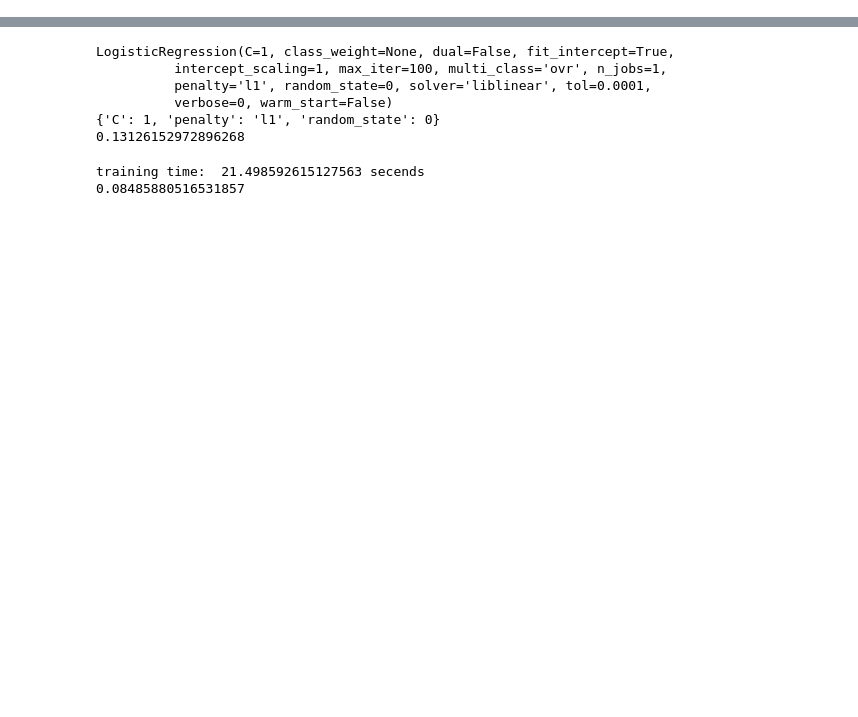
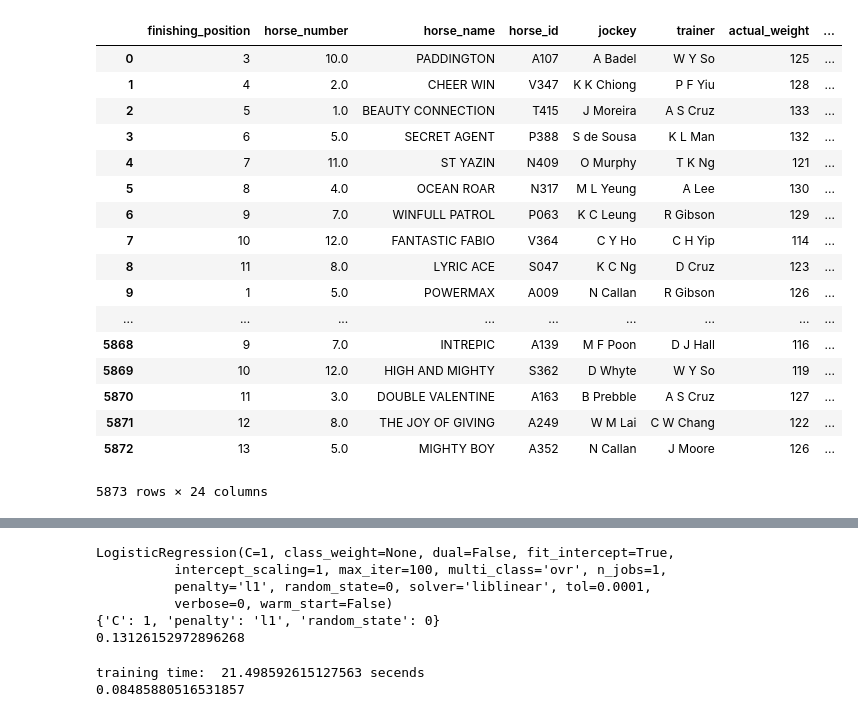
Before and after one commit to 0ersted/CSCI3320-Project, a Jupyter notebook: notebook_classification.ipynb, the cells around one changed output, grey strips where cells are left out. Drawn from its saved outputs; the diff is of its cells as text; code cells hidden in the pictures; blank space fills up the shorter version.

```diff
--- a/notebook_classification.ipynb
+++ b/notebook_classification.ipynb
@@ -35,6 +35,28 @@ for i in range(len(df)):
 train_horse=np.zeros((m_train,1))
 train_jockey=np.zeros((m_train,1))
 train_trainer=np.zeros((m_train,1))
+# %%
+data_test = pd.read_csv('data/testing.csv')
+data_test
+# %% [output]
+|  | finishing_position | horse_number | horse_name | horse_id | jockey | trainer | actual_weight | ... |
+| 0 | 3 | 10.0 | PADDINGTON | A107 | A Badel | W Y So | 125 | ... |
+| 1 | 4 | 2.0 | CHEER WIN | V347 | K K Chiong | P F Yiu | 128 | ... |
+| 2 | 5 | 1.0 | BEAUTY CONNECTION | T415 | J Moreira | A S Cruz | 133 | ... |
+| 3 | 6 | 5.0 | SECRET AGENT | P388 | S de Sousa | K L Man | 132 | ... |
+| 4 | 7 | 11.0 | ST YAZIN | N409 | O Murphy | T K Ng | 121 | ... |
+| 5 | 8 | 4.0 | OCEAN ROAR | N317 | M L Yeung | A Lee | 130 | ... |
+| 6 | 9 | 7.0 | WINFULL PATROL | P063 | K C Leung | R Gibson | 129 | ... |
+| 7 | 10 | 12.0 | FANTASTIC FABIO | V364 | C Y Ho | C H Yip | 114 | ... |
+| 8 | 11 | 8.0 | LYRIC ACE | S047 | K C Ng | D Cruz | 123 | ... |
+| 9 | 1 | 5.0 | POWERMAX | A009 | N Callan | R Gibson | 126 | ... |
+| ... | ... | ... | ... | ... | ... | ... | ... | ... |
+| 5868 | 9 | 7.0 | INTREPIC | A139 | M F Poon | D J Hall | 116 | ... |
+| 5869 | 10 | 12.0 | HIGH AND MIGHTY | S362 | D Whyte | W Y So | 119 | ... |
+| 5870 | 11 | 3.0 | DOUBLE VALENTINE | A163 | B Prebble | A S Cruz | 127 | ... |
+| 5871 | 12 | 8.0 | THE JOY OF GIVING | A249 | W M Lai | C W Chang | 122 | ... |
+| 5872 | 13 | 5.0 | MIGHTY BOY | A352 | N Callan | J Moore | 126 | ... |
+5873 rows × 24 columns
 # %%
 # prepare training data
 for i in range(m_train):
```
Also changed, not shown: parts of 6 cells of this notebook, 1 other file.
